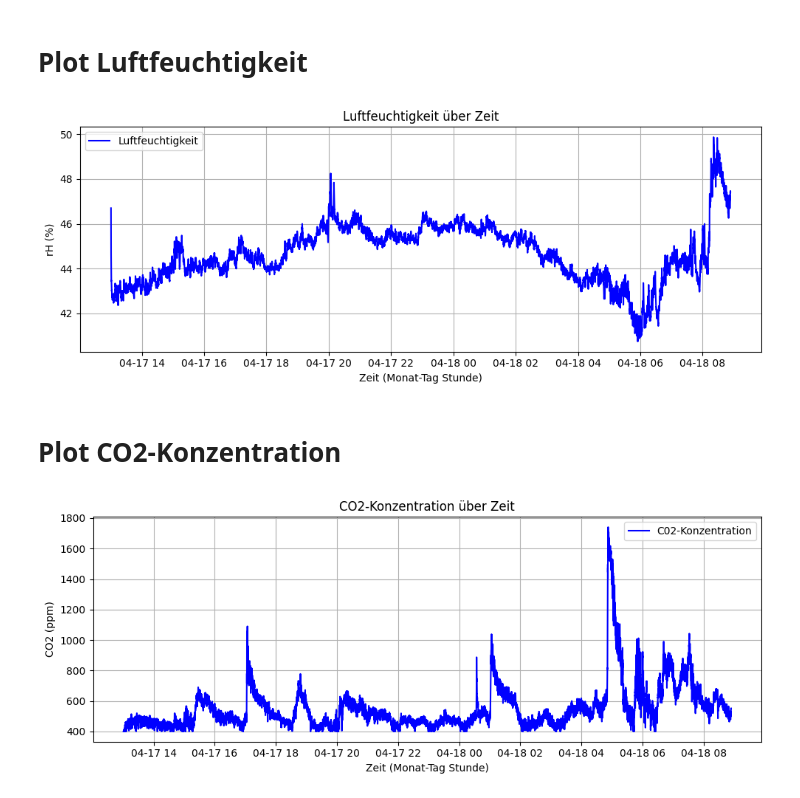
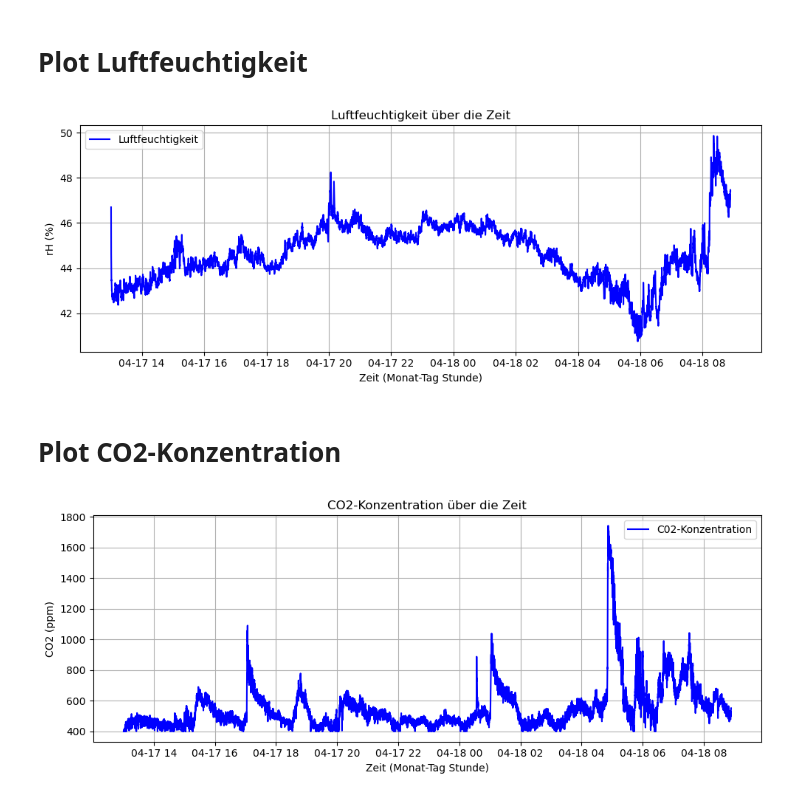
Before and after one commit to fynn-l-k/Grundpraktikum-1, a Jupyter notebook: Versuch_AL/AL_Plot.ipynb, the cells around one changed output. Drawn from its saved outputs; the diff is of its cells as text; code cells hidden in the pictures.

```diff
--- a/Versuch_AL/AL_Plot.ipynb
+++ b/Versuch_AL/AL_Plot.ipynb
@@ -105,35 +105,35 @@ plt.show()
 # %%
 import numpy as np
 import matplotlib.pyplot as plt
 import pandas as pd
 
 # CSV einlesen
 df = pd.read_csv('arduino_data_2.csv')
 df.columns = df.columns.str.replace('"', '').str.strip()
 
 # Zeitspalte erzeugen
 df['Zeitstempel'] = pd.to_datetime(
     df['Jahr'].astype(str) + "-" +
     df['Monat'].astype(str).str.zfill(2) + "-" +
     df['Tag'].astype(str).str.zfill(2) + " " +
     df['Stunde'].astype(str).str.zfill(2) + ":" +
     df['Minute'].astype(str).str.zfill(2) + ":" +
     df['Sekunde'].astype(str).str.zfill(2),
     format='%Y-%m-%d %H:%M:%S'
 )
 
 # Plot für a_x
 plt.figure(figsize=(10, 4))
 plt.plot(df['Zeitstempel'], df['rH (%)'], label="Luftfeuchtigkeit", color="blue")
 plt.xlabel("Zeit (Monat-Tag Stunde)")
 plt.ylabel("rH (%)")
-plt.title("Luftfeuchtigkeit über Zeit")
+plt.title("Luftfeuchtigkeit über die Zeit")
 plt.grid(True)
 plt.legend()
 plt.tight_layout()
 plt.show()
 # %% [output]
-[figure, old version]
+[figure, new version]
 # %% [markdown]
 # Plot CO2-Konzentration
 # %%
@@ -161,10 +161,10 @@ plt.figure(figsize=(10, 4))
 plt.plot(df['Zeitstempel'], df['CO2 (ppm)'], label="C02-Konzentration", color="blue")
 plt.xlabel("Zeit (Monat-Tag Stunde)")
 plt.ylabel("CO2 (ppm)")
-plt.title("CO2-Konzentration über Zeit")
+plt.title("CO2-Konzentration über die Zeit")
 plt.grid(True)
 plt.legend()
 plt.tight_layout()
 plt.show()
 # %% [output]
-[figure, old version]
+[figure, new version]
```
Also changed, not shown: parts of 3 cells of this notebook.
